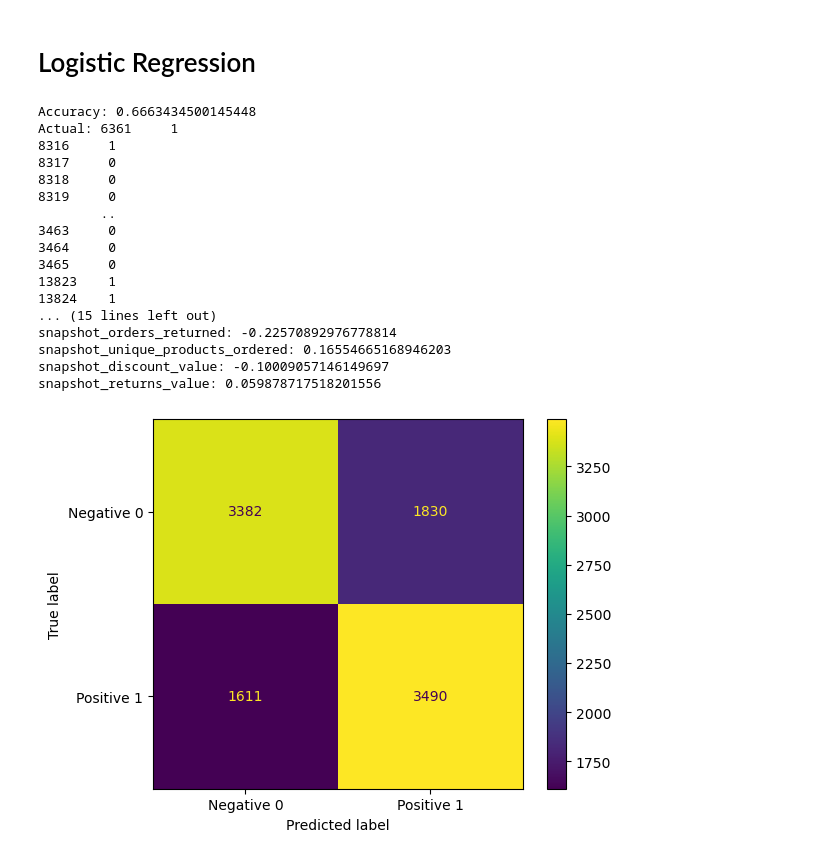
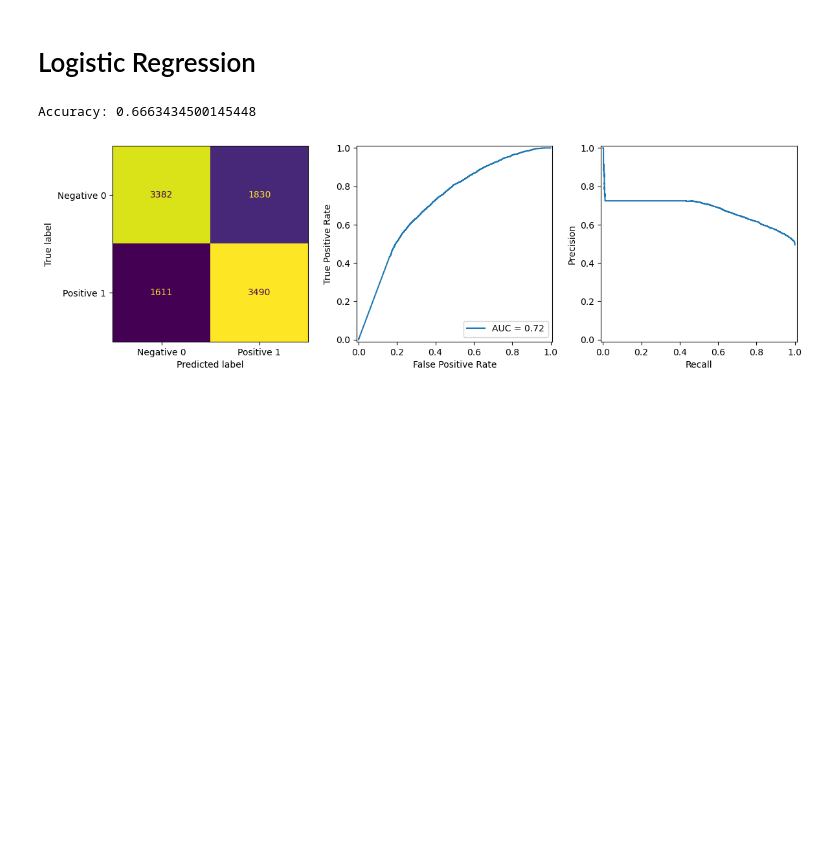
Before and after one commit to Joebrook-123/Online-Retail-Customer-Churn, a Jupyter notebook: Data EDA.ipynb, the cells around one changed output. Drawn from its saved outputs; the diff is of its cells as text; code cells hidden in the pictures; blank space fills up the shorter version.

```diff
--- a/Data EDA.ipynb
+++ b/Data EDA.ipynb
@@ -279,64 +279,60 @@ print(df_vif)
 # %%
 from sklearn import linear_model
 from sklearn.preprocessing import StandardScaler, PolynomialFeatures
-from sklearn.metrics import accuracy_score, confusion_matrix, roc_curve, precision_recall_curve, auc, ConfusionMatrixDisplay, RocCurveDisplay
+from sklearn.metrics import accuracy_score, confusion_matrix, roc_curve, precision_recall_curve, auc, ConfusionMatrixDisplay, RocCurveDisplay, PrecisionRecallDisplay
 
 scaler = StandardScaler()
 poly = PolynomialFeatures(degree=3)
-logr = linear_model.LogisticRegression()
+model = linear_model.LogisticRegression(max_iter=2000, C=0.1, random_state=42)
 
 def transform(X):
     X_poly = poly.fit_transform(X)
     X_poly_scaled = scaler.fit_transform(X_poly)
 
     return X_poly_scaled
 
 # Transforming data
 X_train_poly = transform(X_train)
 
 # Training the model
-logr_poly = linear_model.LogisticRegression(max_iter=2000, C=0.1, random_state=42)
-logr_poly.fit(X_train_poly, y_train)
+model.fit(X_train_poly, y_train)
 
-def evaluate(y_train, y_pred, logr):
-    print(f'Accuracy: {accuracy_score(y_train, y_pred)}')
-    print(f'Actual: {y_train}\nPredicted: {y_pred}\n')
+def evaluate(y, y_pred, y_proba):
+    figure, axes = plt.subplots(1, 3, figsize=(12, 4))
+    axes = axes.flatten()
 
-    j = 0
-    for col in features:
-        print(f'{col}: {logr.coef_[0][j]}')
-        j += 1
+    print(f'Accuracy: {accuracy_score(y, y_pred)}')
 
-    matrix = confusion_matrix(y_train, y_pred)
+    # Confusion Matrix
+    matrix = confusion_matrix(y, y_pred)
     cm_display = ConfusionMatrixDisplay(confusion_matrix=matrix,
                                         display_labels= ['Negative 0', 'Positive 1'])
-    cm_display.plot()
+    cm_display.plot(ax=axes[0], colorbar=False)
+
+    # ROC Curve
+    fpr, tpr, thresholds = roc_curve(y, y_proba)
+    roc_auc = auc(fpr, tpr)
+    roc_display = RocCurveDisplay(fpr=fpr, tpr=tpr, roc_auc=roc_auc)
+    roc_display.plot(ax=axes[1])
+
+    # Precision Recall
+    precision, recall, thresholds = precision_recall_curve(y, y_proba)
+    pr_auc = auc(recall, precision)
+    pr_display = PrecisionRecallDisplay(precision=precision, recall=recall)
+    pr_display.plot(ax=axes[2])
+
+    plt.tight_layout()
+    plt.show()
 
 # Predicitions
-y_pred_poly = logr_poly.predict(X_train_poly)
-y_pred_poly_proba = logr_poly.predict_proba(X_train_poly)[:, 1]
+y_pred_poly = model.predict(X_train_poly)
+y_pred_poly_proba = model.predict_proba(X_train_poly)[:, 1]
 
 # Evaluating model performance
-evaluate(y_train, y_pred_poly, logr_poly)
+evaluate(y_train, y_pred_poly, y_pred_poly_proba)
 # %% [output]
 Accuracy: 0.6663434500145448
-Actual: 6361     1
-8316     1
-8317     0
-8318     0
-8319     0
-        ..
-3463     0
-3464     0
-3465     0
-13823    1
-13824    1
-... (15 lines left out)
-snapshot_orders_returned: -0.22570892976778814
-snapshot_unique_products_ordered: 0.16554665168946203
-snapshot_discount_value: -0.10009057146149697
-snapshot_returns_value: 0.059878717518201556
-[figure, old version]
+[figure, new version]
 # %%
 X_test_poly = poly.fit_transform(X_test)
 X_test_poly = scaler.fit_transform(X_test_poly)
```
Also changed, not shown: parts of 5 cells of this notebook.
